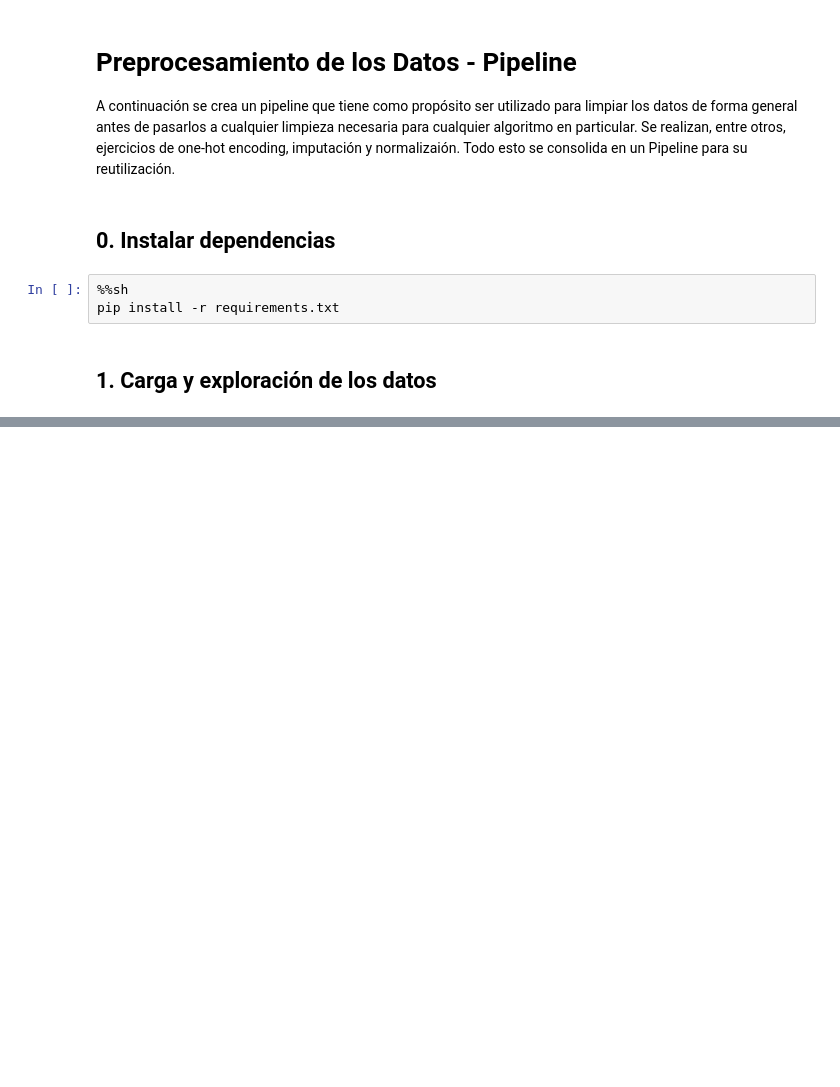
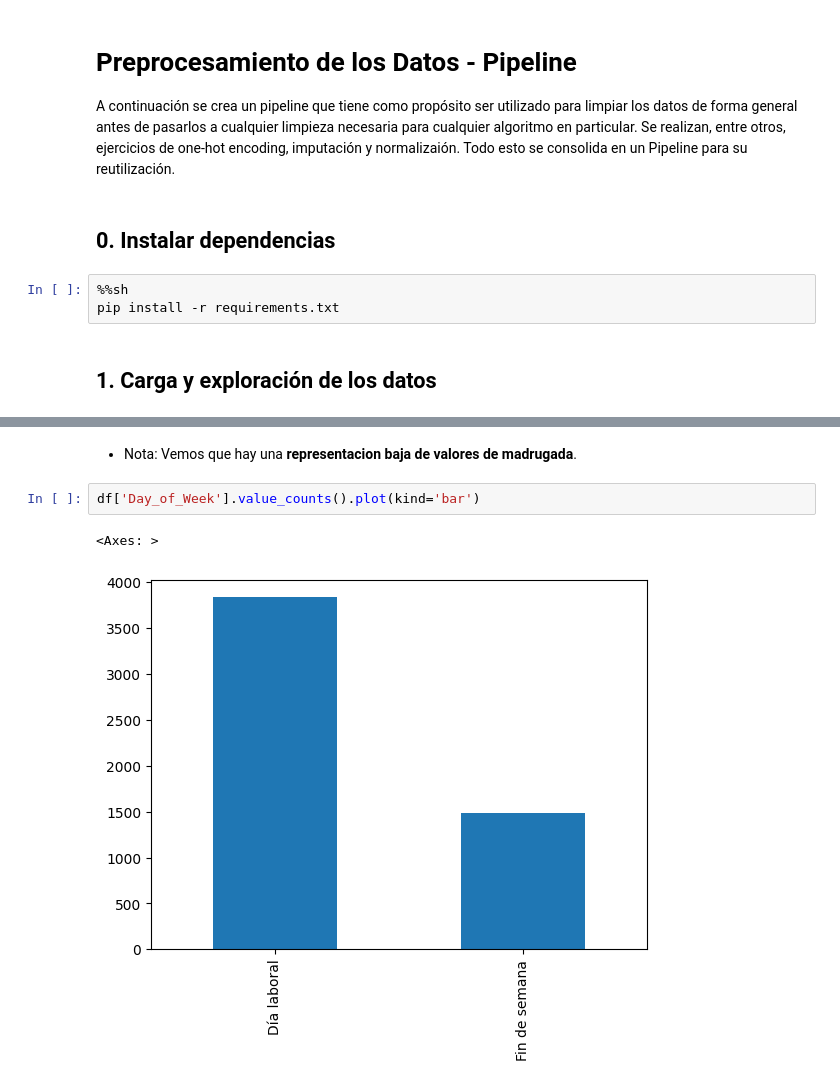
Before and after one commit to uniandes-data-wizards/laboratory-01, a Jupyter notebook: preprocessing_pipeline.ipynb, the cells around one changed output, grey strips where cells are left out. Saved outputs shown, nothing was run; the diff lists cells and outputs as text; blank space fills up the shorter version.

```diff
--- a/preprocessing_pipeline.ipynb
+++ b/preprocessing_pipeline.ipynb
@@ -23,0 +93,7 @@ NameError: name 'pd' is not defined
+# %% [markdown]
+* Nota: Vemos que hay una **representacion baja de valores de madrugada**.
+# %%
+df['Day_of_Week'].value_counts().plot(kind='bar')
+# %% [output]
+<Axes: >
+[figure, added]
```
Also changed, not shown: parts of 25 cells of this notebook.
